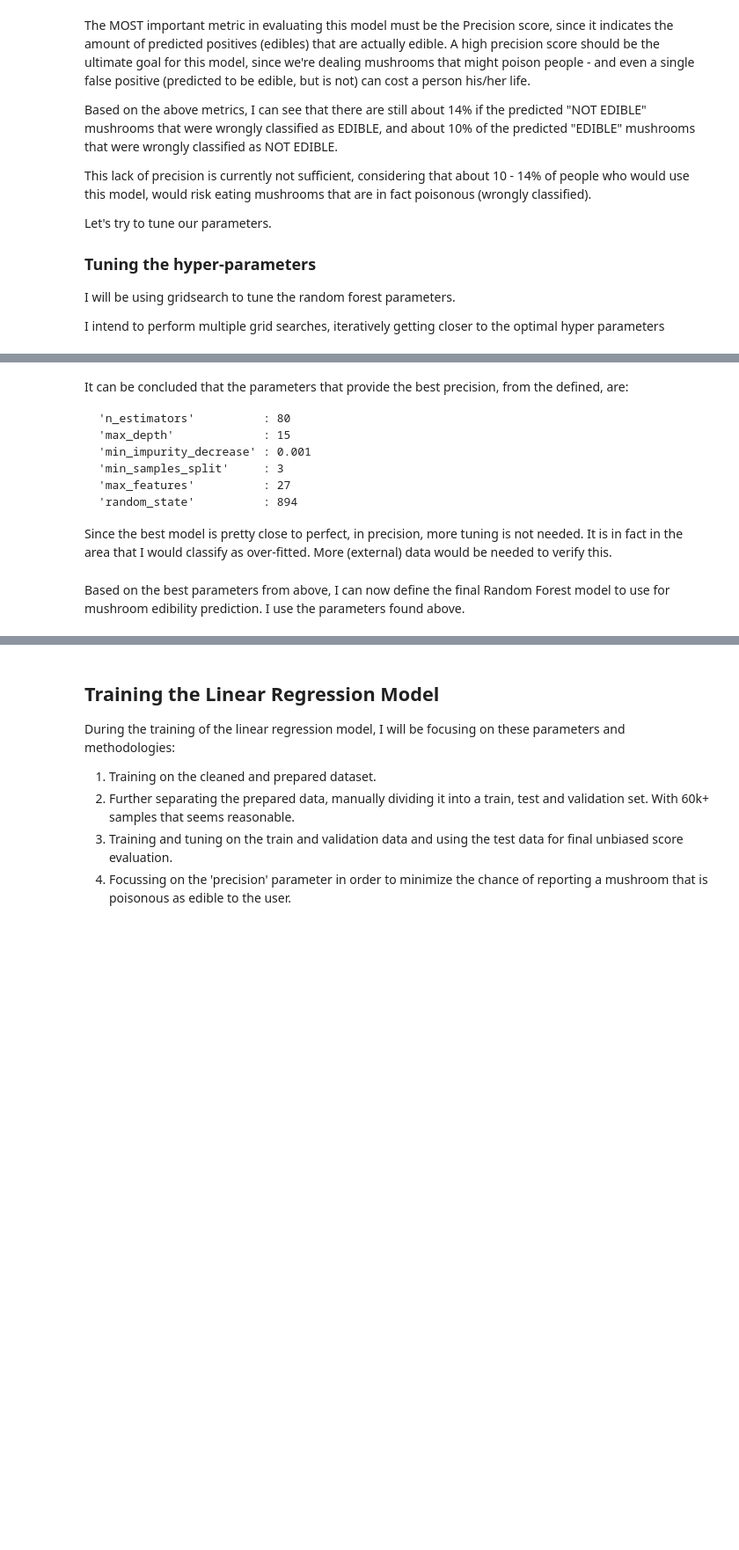
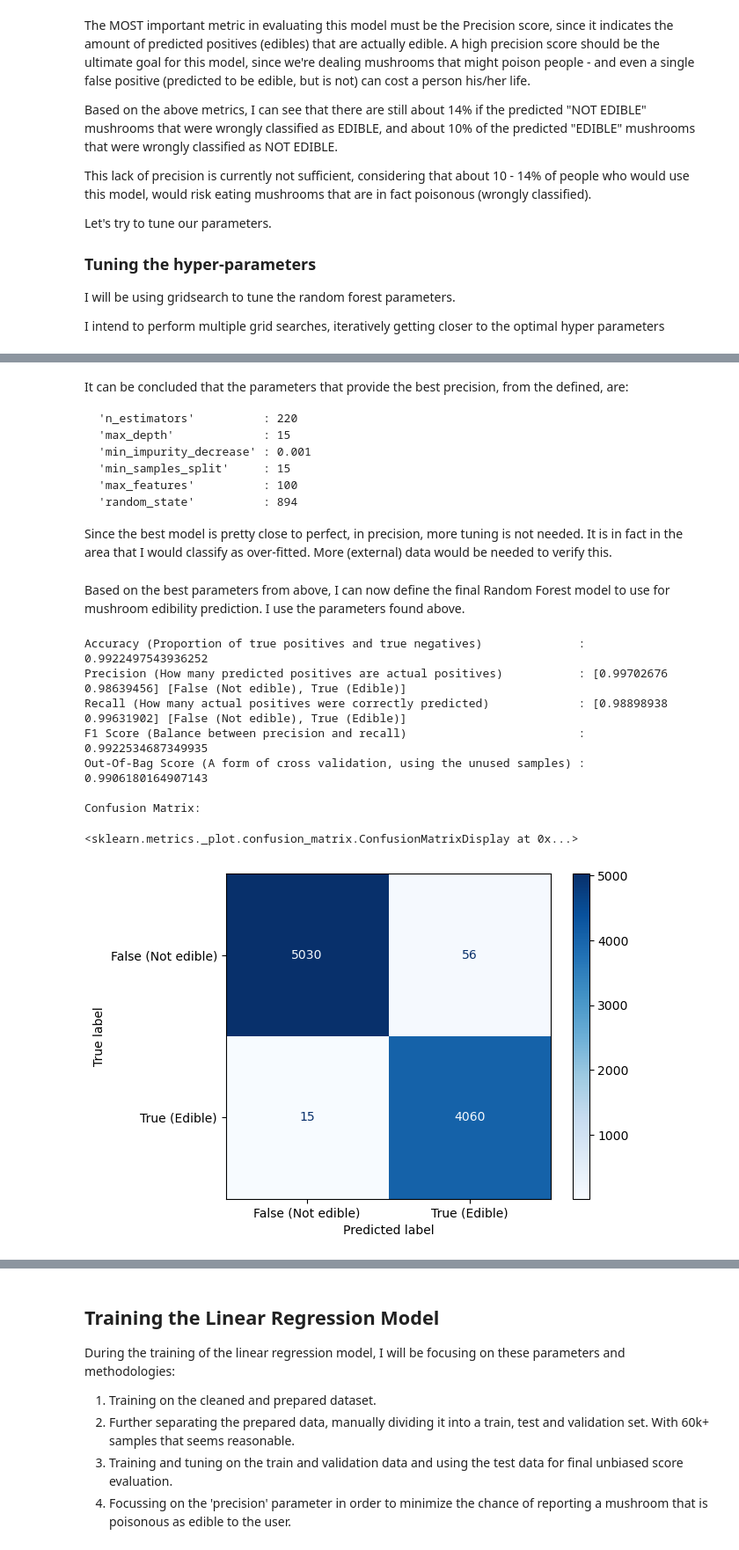
Before and after one commit to Dogmeat2000/MAL1-Python, a Jupyter notebook: Assignment 4/4. Mushroom foraging.ipynb, the cells around one changed output, grey strips where cells are left out. Shown at 88% size. Saved outputs shown, nothing was run; the diff lists cells and outputs as text; code cells hidden in the pictures; blank space fills up the shorter version.

```diff
--- a/Assignment 4/4. Mushroom foraging.ipynb
+++ b/Assignment 4/4. Mushroom foraging.ipynb
@@ -483,11 +485,11 @@ KeyboardInterrupt:
 # %% [markdown]
 It can be concluded that the parameters that provide the best precision, from the defined, are:
 
-    'n_estimators'          : 80
+    'n_estimators'          : 220
     'max_depth'             : 15
     'min_impurity_decrease' : 0.001
-    'min_samples_split'     : 3
-    'max_features'          : 27
+    'min_samples_split'     : 15
+    'max_features'          : 100
     'random_state'          : 894
 
 Since the best model is pretty close to perfect, in precision, more tuning is not needed. It is in fact in the area that I would classify as over-fitted. More (external) data would be needed to verify this.
@@ -497,25 +499,35 @@ Since the best model is pretty close to perfect, in precision, more tuning is no
 # %% [markdown]
 Based on the best parameters from above, I can now define the final Random Forest model to use for mushroom edibility prediction. I use the parameters found above.
 # %%
-final_random_forest_model = RandomForestClassifier(random_state=894, warm_start=True, oob_score=True, max_depth=15, min_samples_split=3, max_features=27, min_impurity_decrease=0.001, n_estimators=80)
+final_random_forest_model = RandomForestClassifier(random_state=894, warm_start=True, oob_score=True, max_depth=15, min_samples_split=15, max_features=100, min_impurity_decrease=0.001, n_estimators=220)
 final_random_forest_model.fit(X_train, y_train)
 
-final_random_forest_model_accuracy = random_forest_model.score(X_test, y_test)
-final_random_forest_model_precision = precision_score(y_test, random_forest_model.predict(X_test), average=None)
-final_random_forest_model_recall = recall_score(y_test, random_forest_model.predict(X_test), average=None)
-final_random_forest_model_f1_score = f1_score(y_test, random_forest_model.predict(X_test), average='weighted')
+final_random_forest_model_accuracy = final_random_forest_model.score(X_test, y_test)
+final_random_forest_model_precision = precision_score(y_test, final_random_forest_model.predict(X_test), average=None)
+final_random_forest_model_recall = recall_score(y_test, final_random_forest_model.predict(X_test), average=None)
+final_random_forest_model_f1_score = f1_score(y_test, final_random_forest_model.predict(X_test), average='weighted')
 
 print(f"Accuracy (Proportion of true positives and true negatives)              : {final_random_forest_model_accuracy}")
 print(f"Precision (How many predicted positives are actual positives)           : {final_random_forest_model_precision} [False (Not edible), True (Edible)]")
 print(f"Recall (How many actual positives were correctly predicted)             : {final_random_forest_model_recall} [False (Not edible), True (Edible)]")
 print(f"F1 Score (Balance between precision and recall)                         : {final_random_forest_model_f1_score}")
 print(f"Out-Of-Bag Score (A form of cross validation, using the unused samples) : {final_random_forest_model.oob_score_}")
 
 random_forest_model_confusion_matrix = confusion_matrix(y_test, final_random_forest_model.predict(X_test))
 classes = ["False (Not edible)", "True (Edible)"]
 print("\nConfusion Matrix:")
 dis = ConfusionMatrixDisplay(confusion_matrix=random_forest_model_confusion_matrix, display_labels=classes)
 dis.plot(cmap='Blues')
+# %% [output]
+Accuracy (Proportion of true positives and true negatives)              : 0.9922497543936252
+Precision (How many predicted positives are actual positives)           : [0.99702676 0.98639456] [False (Not edible), True (Edible)]
+Recall (How many actual positives were correctly predicted)             : [0.98898938 0.99631902] [False (Not edible), True (Edible)]
+F1 Score (Balance between precision and recall)                         : 0.9922534687349935
+Out-Of-Bag Score (A form of cross validation, using the unused samples) : 0.9906180164907143
+
+Confusion Matrix:
+<sklearn.metrics._plot.confusion_matrix.ConfusionMatrixDisplay at 0x...>
+[figure, added]
 # %% [markdown]
 ### Conclusion: The Random Forest Model
 
```
Also changed, not shown: parts of 8 cells of this notebook.
